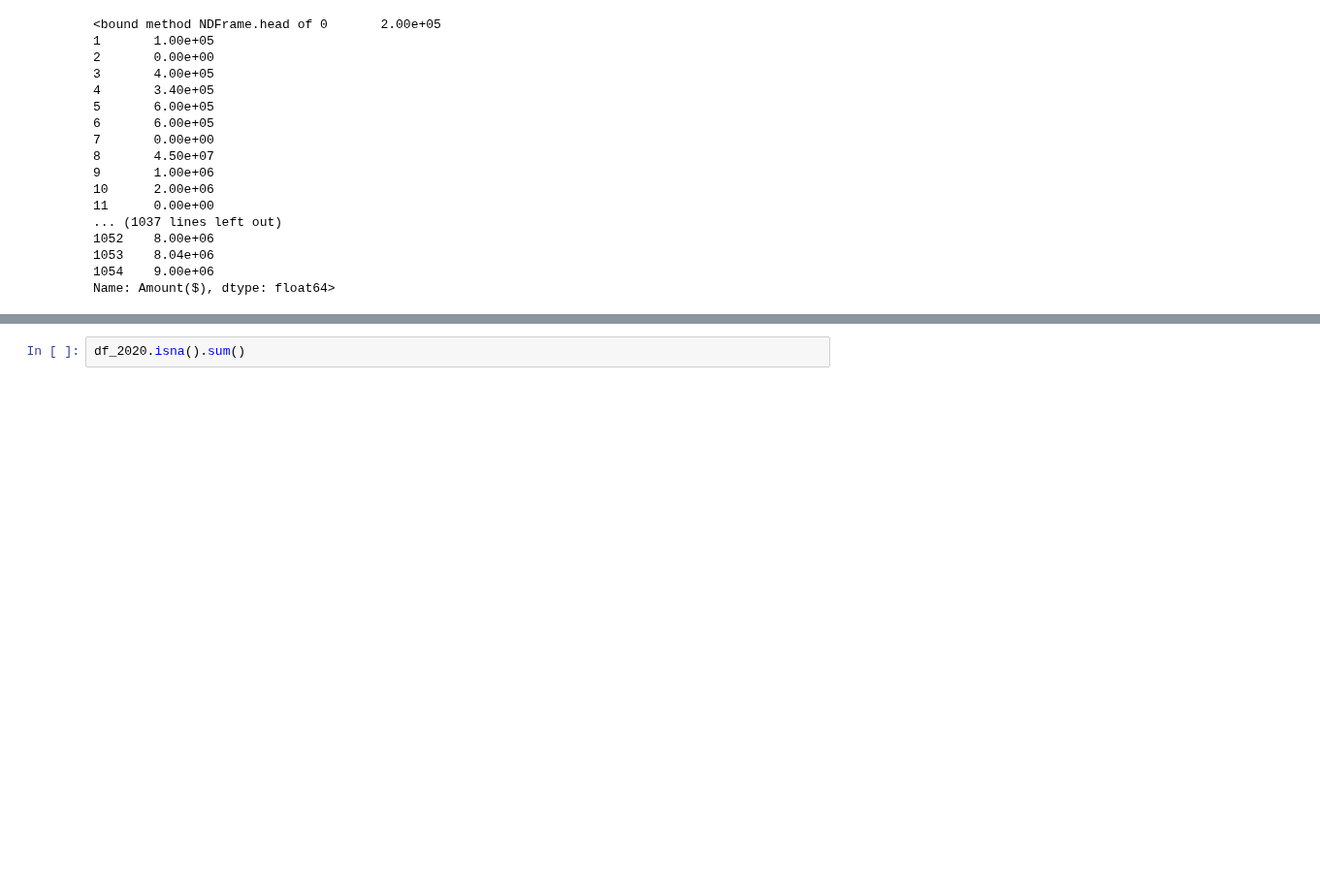
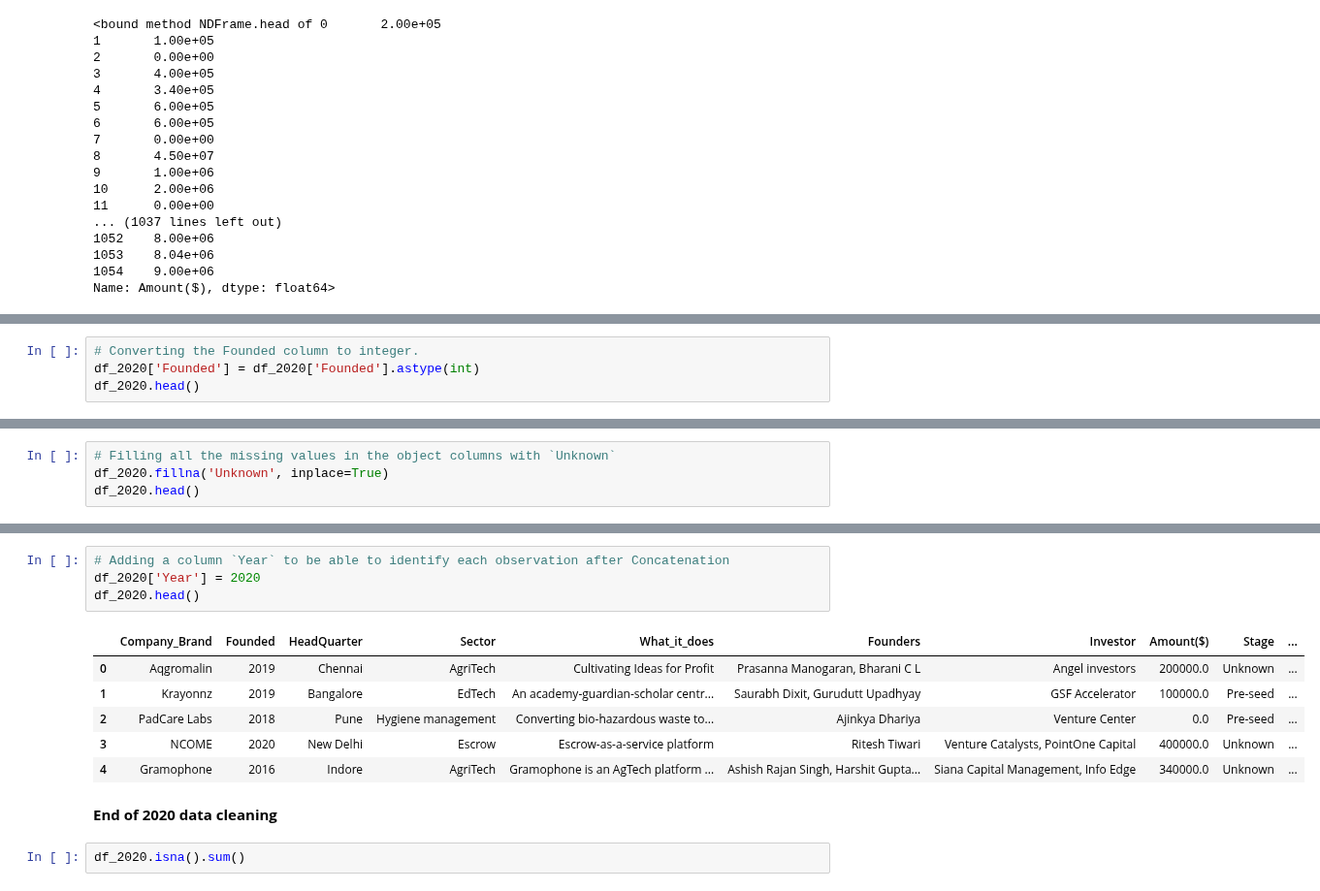
Before and after one commit to Rama-Mwenda/Indian_Ecosystem_Analysis, a Jupyter notebook: Analysis_Notebook.ipynb, the cells around one changed output, grey strips where cells are left out. Shown at 97% size. Cells and saved outputs as stored; diff of their text form; blank space fills up the shorter version.

Commit message:
Clean data

```diff
--- a/Analysis_Notebook.ipynb
+++ b/Analysis_Notebook.ipynb
@@ -519,3 +519,7 @@ df_2020['Founded']
 1053    2015.0
 1054    2017.0
 Name: Founded, dtype: float64
+# %%
+# Converting the Founded column to integer.
+df_2020['Founded'] = df_2020['Founded'].astype(int)
+df_2020.head()
@@ -521,0 +533,4 @@ Name: Founded, dtype: float64
+# %%
+# Filling all the missing values in the object columns with `Unknown`
+df_2020.fillna('Unknown', inplace=True)
+df_2020.head()
@@ -522,3 +544,16 @@ Name: Founded, dtype: float64
+# %%
+# Adding a column `Year` to be able to identify each observation after Concatenation
+df_2020['Year'] = 2020
+df_2020.head()
+# %% [output]
+|  | Company_Brand | Founded | HeadQuarter | Sector | What_it_does | Founders | Investor | Amount($) | Stage | ... |
+| 0 | Aqgromalin | 2019 | Chennai | AgriTech | Cultivating Ideas for Profit | Prasanna Manogaran, Bharani C L | Angel investors | 200000.0 | Unknown | ... |
+| 1 | Krayonnz | 2019 | Bangalore | EdTech | An academy-guardian-scholar centr... | Saurabh Dixit, Gurudutt Upadhyay | GSF Accelerator | 100000.0 | Pre-seed | ... |
+| 2 | PadCare Labs | 2018 | Pune | Hygiene management | Converting bio-hazardous waste to... | Ajinkya Dhariya | Venture Center | 0.0 | Pre-seed | ... |
+| 3 | NCOME | 2020 | New Delhi | Escrow | Escrow-as-a-service platform | Ritesh Tiwari | Venture Catalysts, PointOne Capital | 400000.0 | Unknown | ... |
+| 4 | Gramophone | 2016 | Indore | AgriTech | Gramophone is an AgTech platform ... | Ashish Rajan Singh, Harshit Gupta... | Siana Capital Management, Info Edge | 340000.0 | Unknown | ... |
+# %% [markdown]
+**End of 2020 data cleaning**
 # %%
 df_2020.isna().sum()
 # %% [output]
```
Also changed, not shown: parts of 4 cells of this notebook.
